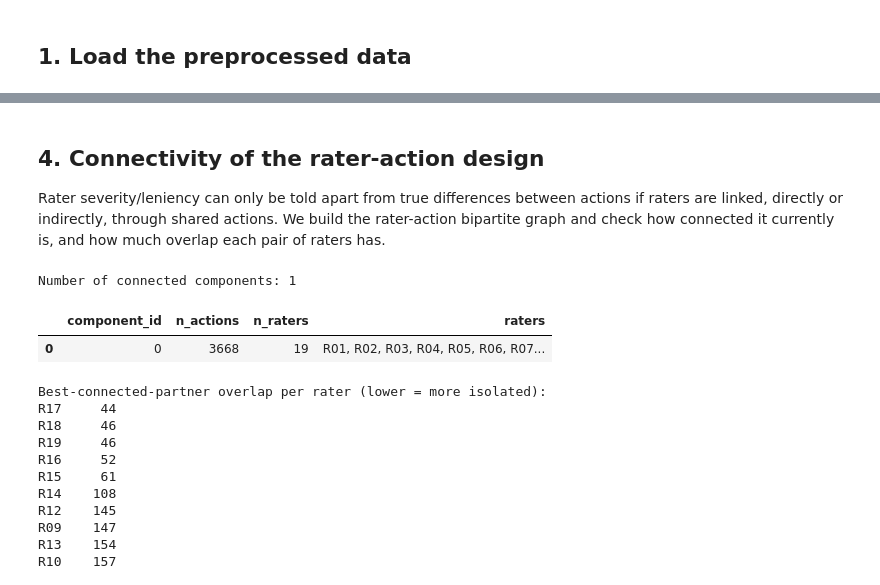
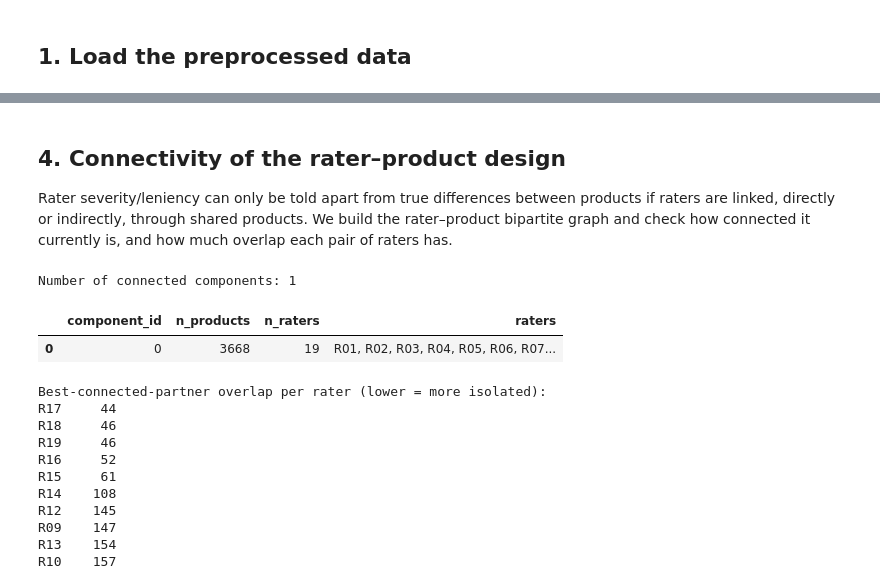
Before and after one commit to maxk92/creativity-paper-cat-methodology, a Jupyter notebook: data-analysis/creativity-ratings-psychometrics/notebooks/01_data_overview.ipynb, the cells around one changed output, grey strips where cells are left out. Cells and saved outputs as stored; diff of their text form; code cells hidden in the pictures.

```diff
--- a/data-analysis/creativity-ratings-psychometrics/notebooks/01_data_overview.ipynb
+++ b/data-analysis/creativity-ratings-psychometrics/notebooks/01_data_overview.ipynb
@@ -179,31 +186,31 @@ show_table(sample_ratings_per_action)
 # %% [markdown]
-## 4. Connectivity of the rater-action design
+## 4. Connectivity of the rater–product design
 
 Rater severity/leniency can only be told apart from true differences
-between actions if raters are linked, directly or indirectly, through
-shared actions. We build the rater-action bipartite graph and check how
+between products if raters are linked, directly or indirectly, through
+shared products. We build the rater–product bipartite graph and check how
 connected it currently is, and how much overlap each pair of raters has.
 # %%
 B = nx.Graph()
 B.add_nodes_from(df["action_id"].unique(), bipartite="action")
 B.add_nodes_from(("R::" + df["rater_id"]).unique(), bipartite="rater")
 B.add_edges_from(zip(df["action_id"], "R::" + df["rater_id"]))
 
 components = sorted(nx.connected_components(B), key=len, reverse=True)
 comp_summary = []
 for i, comp in enumerate(components):
     action_nodes = [n for n in comp if not str(n).startswith("R::")]
     rater_nodes = [str(n)[3:] for n in comp if str(n).startswith("R::")]
     comp_summary.append({
-        "component_id": i, "n_actions": len(action_nodes),
+        "component_id": i, "n_products": len(action_nodes),
         "n_raters": len(rater_nodes), "raters": ", ".join(sorted(rater_nodes)),
     })
 comp_summary_df = pd.DataFrame(comp_summary)
 print(f"Number of connected components: {len(components)}")
 comp_summary_df
 # %% [output]
 Number of connected components: 1
-|  | component_id | n_actions | n_raters | raters |
+|  | component_id | n_products | n_raters | raters |
 | 0 | 0 | 3668 | 19 | R01, R02, R03, R04, R05, R06, R07... |
 # %%
 rater_ids_sorted = sorted(df["rater_id"].unique())
```
Also changed, not shown: parts of 14 cells of this notebook, 28 other files.
